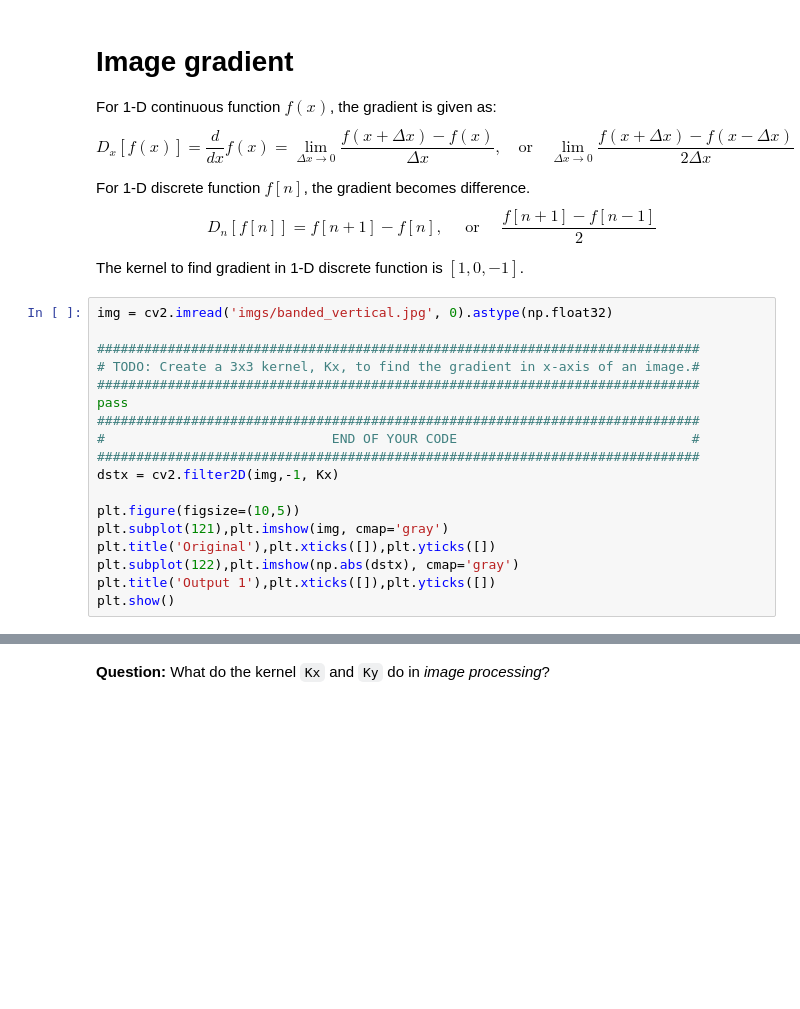
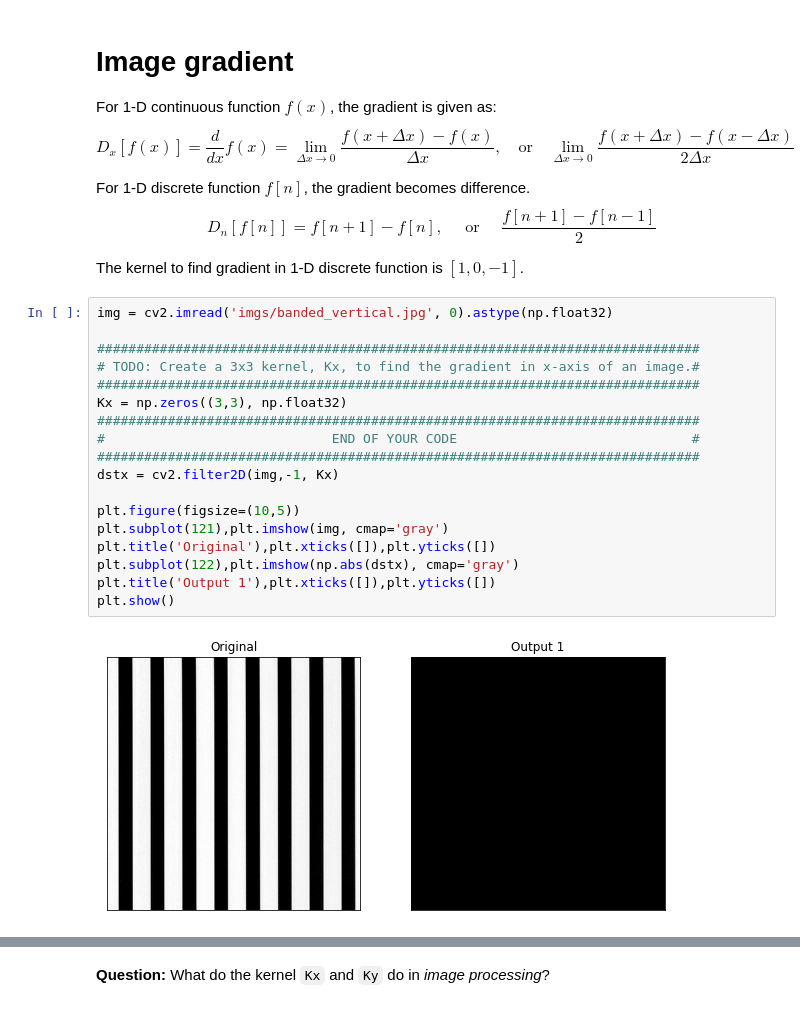
Before and after one commit to IC088/Computer-Vision-2020, a Jupyter notebook: PSET1/Lab1-Week1/OpenCV.ipynb, the cells around one changed output, grey strips where cells are left out. Saved outputs shown, nothing was run; the diff lists cells and outputs as text; blank space fills up the shorter version.

```diff
--- a/PSET1/Lab1-Week1/OpenCV.ipynb
+++ b/PSET1/Lab1-Week1/OpenCV.ipynb
@@ -611,21 +611,23 @@ The kernel to find gradient in 1-D discrete function is $[1, 0, -1]$.
 # %%
 img = cv2.imread('imgs/banded_vertical.jpg', 0).astype(np.float32)
 
 #############################################################################
 # TODO: Create a 3x3 kernel, Kx, to find the gradient in x-axis of an image.#
 #############################################################################
-pass
+Kx = np.zeros((3,3), np.float32)
 #############################################################################
 #                             END OF YOUR CODE                              #
 #############################################################################
 dstx = cv2.filter2D(img,-1, Kx)
 
 plt.figure(figsize=(10,5))
 plt.subplot(121),plt.imshow(img, cmap='gray')
 plt.title('Original'),plt.xticks([]),plt.yticks([])
 plt.subplot(122),plt.imshow(np.abs(dstx), cmap='gray')
 plt.title('Output 1'),plt.xticks([]),plt.yticks([])
 plt.show()
+# %% [output]
+[figure, added]
 # %%
 img = cv2.imread('imgs/banded_horizontal.jpg', 0).astype(np.float32)
 
```
Also changed, not shown: parts of 4 cells of this notebook.
